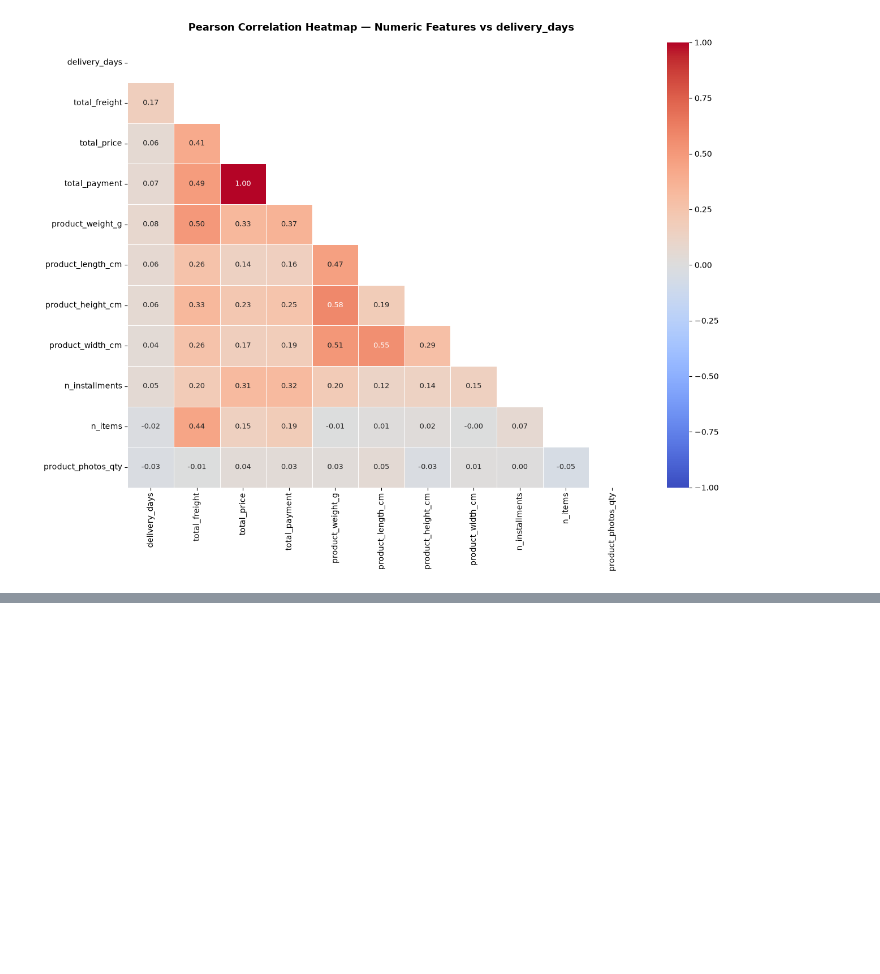
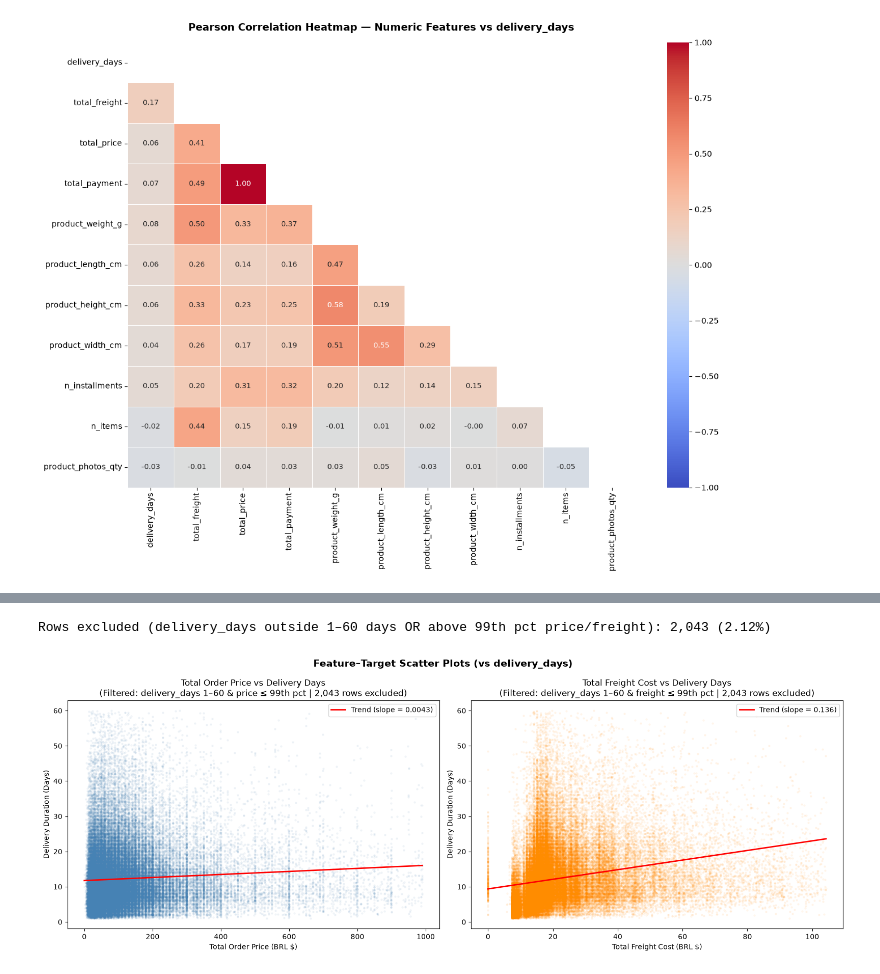
Before and after one commit to hemnath-28/ML-Evaulation-, a Jupyter notebook: regression.ipynb, the cells around one changed output, grey strips where cells are left out. Saved outputs shown, nothing was run; the diff lists cells and outputs as text; code cells hidden in the pictures; blank space fills up the shorter version.

Commit message:
Added Feature vs Target Scatter plots, product weight vs Delivery Duration Scatter Plot

```diff
--- a/regression.ipynb
+++ b/regression.ipynb
@@ -484,0 +490,56 @@ plt.show()
+# %%
+# ============================================================
+# CELL 9: A2 — Feature vs Target Scatter Plots (≥2 Required)
+# ============================================================
+
+# Use percentile filtering instead of clip() to avoid artificial stacking
+p99_price   = regression_df['total_price'].quantile(0.99)
+p99_freight = regression_df['total_freight'].quantile(0.99)
+
+plot_df = regression_df[
+    (regression_df['delivery_days'].between(1, 60)) &
+    (regression_df['total_price']   <= p99_price) &
+    (regression_df['total_freight'] <= p99_freight)
+].copy()
+
+excluded = len(regression_df) - len(plot_df)
+print(f"Rows excluded (delivery_days outside 1–60 days OR above 99th pct price/freight): {excluded:,} ({excluded/len(regression_df)*100:.2f}%)")
+
+fig, axes = plt.subplots(1, 2, figsize=(16, 6))
+fig.suptitle("Feature–Target Scatter Plots (vs delivery_days)", fontsize=14, fontweight='bold')
+
+# --- Scatter 1: total_price vs delivery_days ---
+axes[0].scatter(plot_df['total_price'], plot_df['delivery_days'],
+                alpha=0.06, s=5, color='steelblue')
+m1, b1 = np.polyfit(plot_df['total_price'], plot_df['delivery_days'], 1)
+x_range1 = np.linspace(0, p99_price, 100)
+axes[0].plot(x_range1, m1 * x_range1 + b1, color='red', linewidth=2,
+             label=f'Trend (slope = {m1:.4f})')
+axes[0].set_title(
+    f"Total Order Price vs Delivery Days\n"
+    f"(Filtered: delivery_days 1–60 & price ≤ 99th pct | {excluded:,} rows excluded)"
+)
+axes[0].set_xlabel("Total Order Price (BRL $)")
+axes[0].set_ylabel("Delivery Duration (Days)")
+axes[0].legend()
+
+# --- Scatter 2: total_freight vs delivery_days ---
+axes[1].scatter(plot_df['total_freight'], plot_df['delivery_days'],
+                alpha=0.06, s=5, color='darkorange')
+m2, b2 = np.polyfit(plot_df['total_freight'], plot_df['delivery_days'], 1)
+x_range2 = np.linspace(0, p99_freight, 100)
+axes[1].plot(x_range2, m2 * x_range2 + b2, color='red', linewidth=2,
+             label=f'Trend (slope = {m2:.3f})')
+axes[1].set_title(
+    f"Total Freight Cost vs Delivery Days\n"
+    f"(Filtered: delivery_days 1–60 & freight ≤ 99th pct | {excluded:,} rows excluded)"
+)
+axes[1].set_xlabel("Total Freight Cost (BRL $)")
+axes[1].set_ylabel("Delivery Duration (Days)")
+axes[1].legend()
+
+plt.tight_layout()
+plt.show()
+# %% [output]
+Rows excluded (delivery_days outside 1–60 days OR above 99th pct price/freight): 2,043 (2.12%)
+[figure, added]
```
Also changed, not shown: parts of 4 cells of this notebook.
